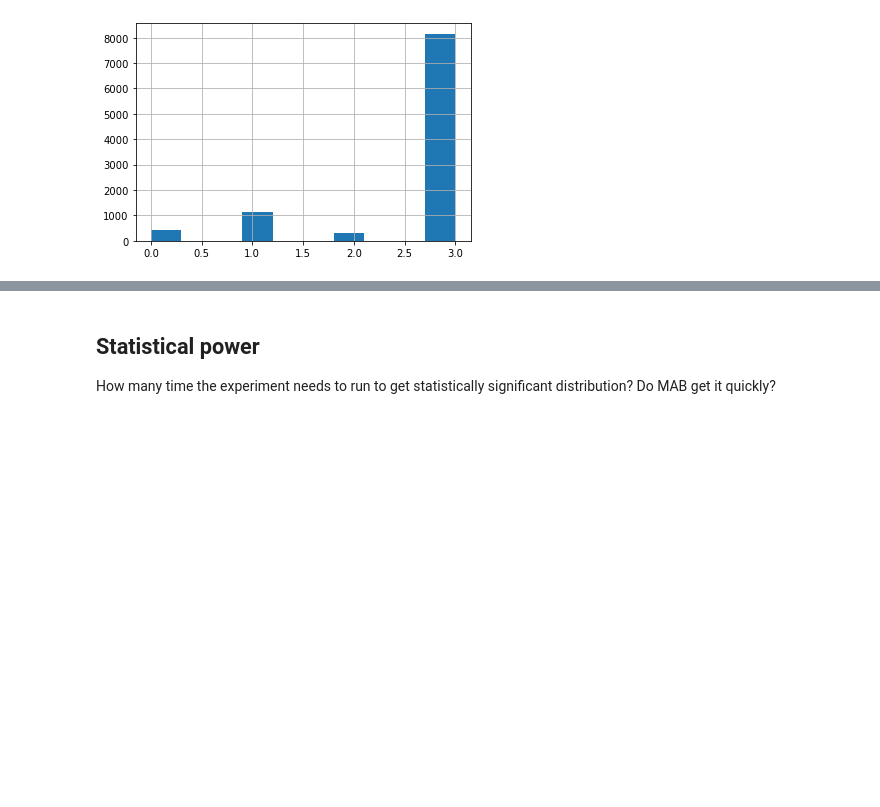
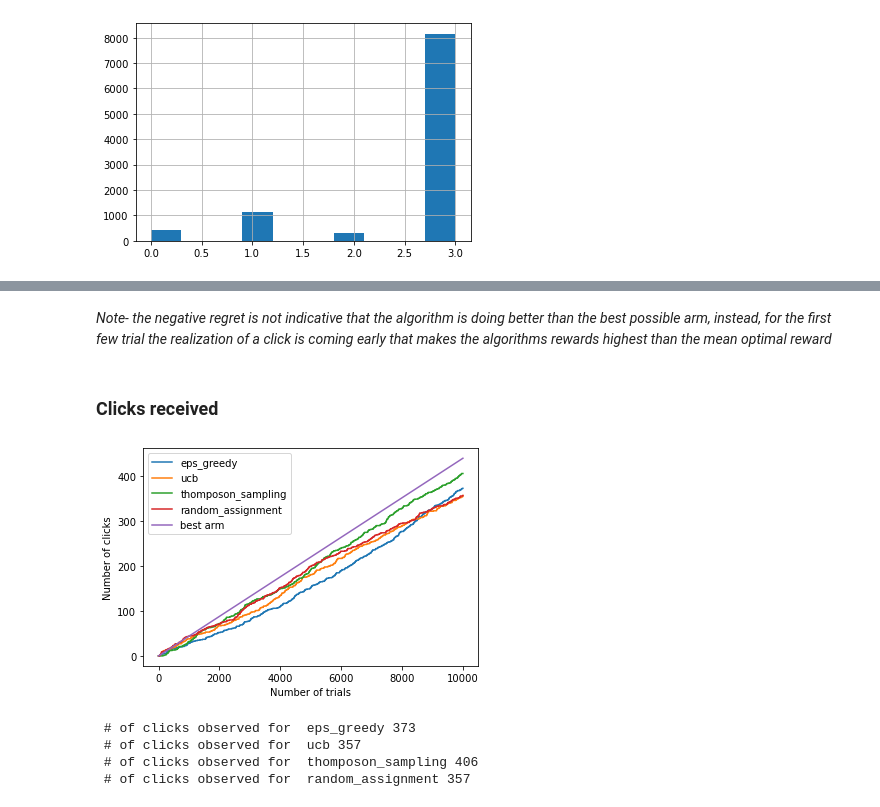
Before and after one commit to vicgpt/Reinforcement-Learning, a Jupyter notebook: online_experiments/controlled-online-experiment.ipynb, the cells around one changed output, grey strips where cells are left out. Saved outputs shown, nothing was run; the diff lists cells and outputs as text; code cells hidden in the pictures; blank space fills up the shorter version.

```diff
--- a/online_experiments/controlled-online-experiment.ipynb
+++ b/online_experiments/controlled-online-experiment.ipynb
@@ -241,4 +173,16 @@ plot_regret(arms_list, mab_list)
-# %% [markdown]
-## Statistical power
-How many time the experiment needs to run to get statistically significant distribution?
-Do MAB get it quickly?
+# %% [markdown]
+*Note- the negative regret is not indicative that the algorithm is doing better than the best possible arm, instead, for the first few trial the realization of a click is coming early that makes the algorithms rewards highest than the mean optimal reward*
+# %% [markdown]
+### Clicks received
+# %%
+plot_clicks_received(n_trials, mab_list, arms_list)
+# %% [output]
+[figure, added]
+# %%
+for mab_name, mab in mab_list.items():
+    print(' # of clicks observed for ', mab_name, np.sum(mab.observed_rewards))
+# %% [output]
+ # of clicks observed for  eps_greedy 373
+ # of clicks observed for  ucb 357
+ # of clicks observed for  thomposon_sampling 406
+ # of clicks observed for  random_assignment 357
```
Also changed, not shown: parts of 19 cells of this notebook.
